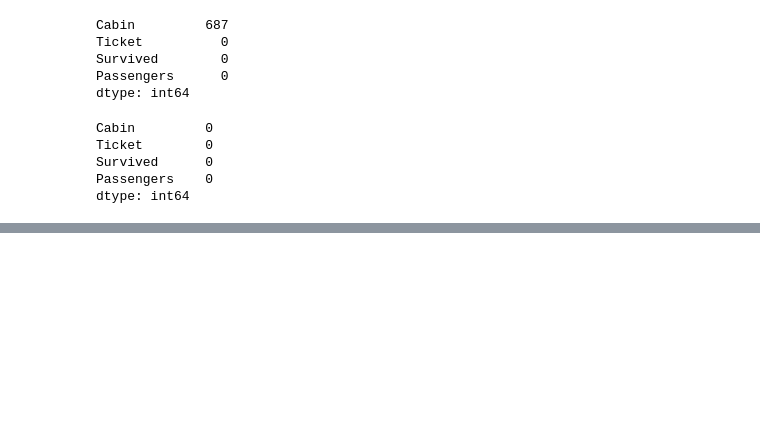
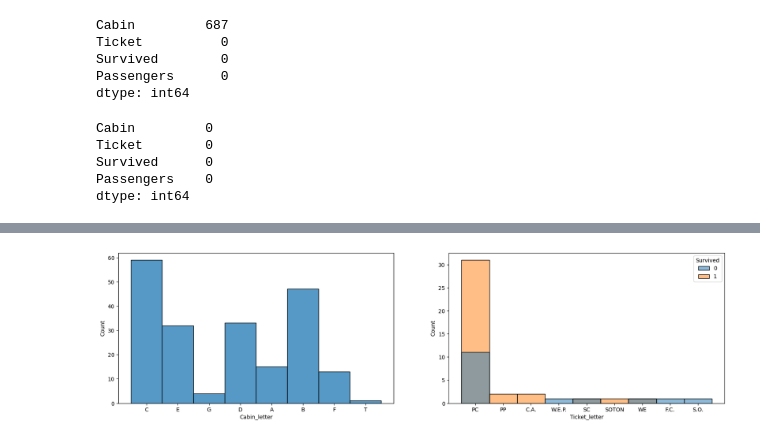
Before and after one commit to Ashura369/Python_and_Data_Science, a Jupyter notebook: 0 ML lecture/11 handling mixed variables.ipynb, the cells around one changed output, grey strips where cells are left out. Saved outputs shown, nothing was run; the diff lists cells and outputs as text; code cells hidden in the pictures; blank space fills up the shorter version.

```diff
--- a/0 ML lecture/11 handling mixed variables.ipynb
+++ b/0 ML lecture/11 handling mixed variables.ipynb
@@ -41,0 +49,63 @@ dtype: int64
+# %%
+# Extract number part from Cabin
+df['Cabin_number'] = df['Cabin'].str.extract('(\d+)').astype('float')
+# Extract letter part from Cabin
+df['Cabin_letter'] = df['Cabin'].str.extract('([A-Za-z])')
+
+
+"""
+str.extract('(\d+)'):
+    - \d  : matches any digit (0-9)
+    - +   : one or more digits
+    - ()  : capture group; the extracted part
+
+Examples:
+    'C123' → '123'
+    'B45'  → '45'
+    'E8'   → '8'
+    'A'    → NaN (no digits found)
+
+astype('float'):
+    - converts the extracted string digits into numeric dtype
+
+
+_______________________________________________________________________________________
+
+str.extract('([A-Za-z])'):
+    - [A-Za-z] : matches any alphabet character (A-Z or a-z)
+    - ()       : capture group; the extracted part
+
+Examples:
+    'C123' → 'C'
+    'B45'  → 'B'
+    'F2'   → 'F'
+    '123'  → NaN (no letters found)
+
+This is typically used to infer the passenger deck.
+
+"""
+
+
+# Extract number part from Ticket
+df['Ticket_number'] = df['Ticket'].str.extract(r'(\d+)').astype('float')
+# Extract letter part from Ticket
+df['Ticket_letter'] = df['Ticket'].str.extract(r'([A-Za-z.]+)')        # since Ticket contains values like this W.E.P. 5734, we have to modify the code a little bit
+# Raw string. Tells Python not to treat backslashes as special escape characters.
+# . (will take every symbols that are used like @ and # if used)
+    # if you want only any specific symbol to take then you can write it like '/@ or /#'
+# + - Quantifier meaning “one or more”.
+
+
+
+
+plt.figure(figsize=(20,5))
+
+plt.subplot(1,2,1)
+sns.histplot(data=df, x='Cabin_letter')
+
+plt.subplot(1,2,2)
+sns.histplot(data=df, x='Ticket_letter', hue='Survived')
+
+plt.show()
+# %% [output]
+[figure, added]
```
Also changed, not shown: parts of 3 cells of this notebook.
